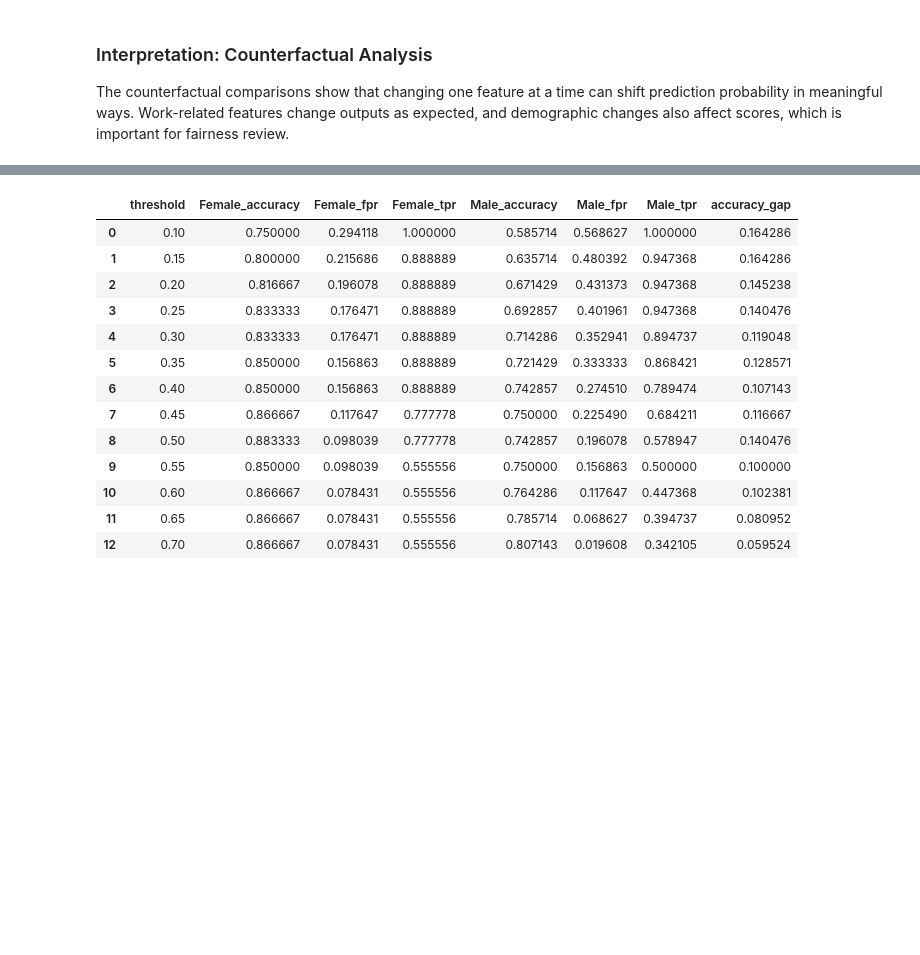
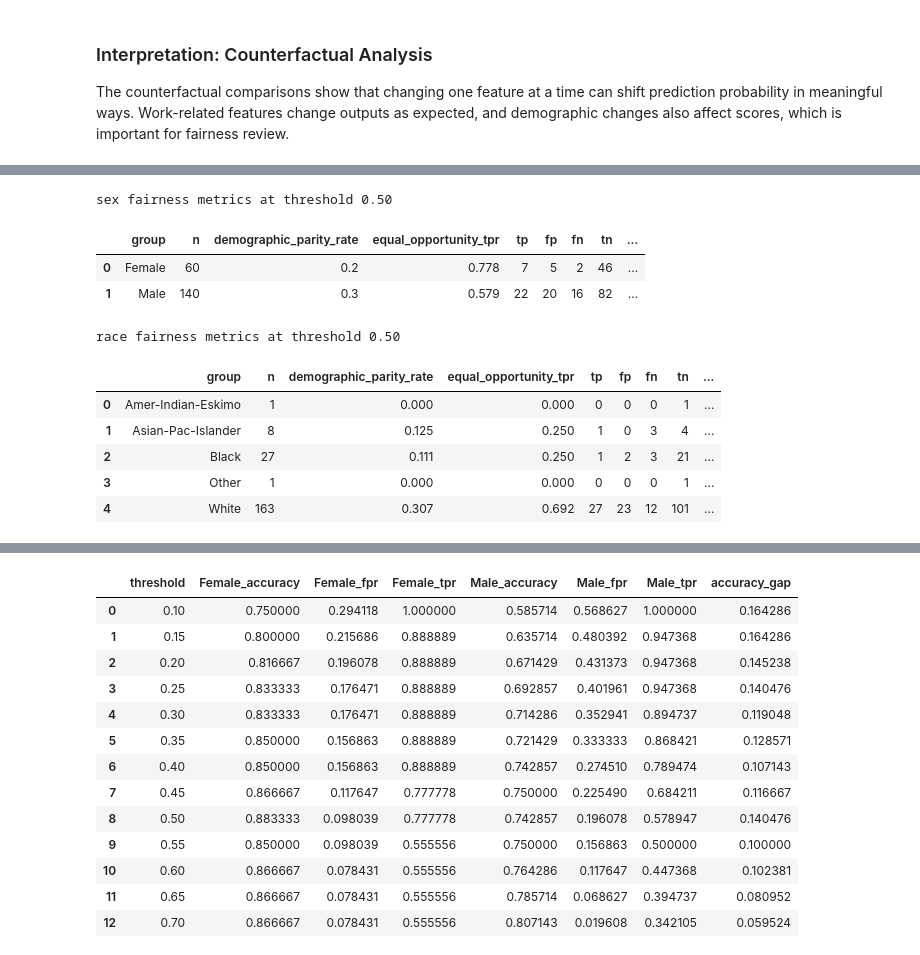
Before and after one commit to SamuelKabuyayaya/COMP-315-Team-Project, a Jupyter notebook: notebooks/tfma_analysis.ipynb, the cells around one changed output, grey strips where cells are left out. Cells and saved outputs as stored; diff of their text form; code cells hidden in the pictures; blank space fills up the shorter version.

Commit message:
updated tfma notebook by adding formal fairness metrics, cleaned notebook outputs, updated screenshots for evaluation and wit sections

```diff
--- a/notebooks/tfma_analysis.ipynb
+++ b/notebooks/tfma_analysis.ipynb
@@ -297,0 +310,79 @@ The counterfactual comparisons show that changing one feature at a time can shif
+# %%
+# formal fairness metrics from module 9 topic 4
+fairness_df = df.head(200).copy()
+fairness_df['p_>50k'] = custom_predict_fn(fairness_df)
+fairness_df['label'] = (
+    fairness_df['target']
+    .astype(str)
+    .str.strip()
+    .str.contains('>50K')
+    .astype(int)
+)
+fairness_df['sex_clean'] = fairness_df['sex'].astype(str).str.strip()
+fairness_df['race_clean'] = fairness_df['race'].astype(str).str.strip()
+
+
+def fairness_table(data, group_col, threshold=0.50):
+    rows = []
+
+    for group in sorted(data[group_col].dropna().unique()):
+        group_df = data[data[group_col] == group].copy()
+        y_true = group_df['label'].to_numpy(dtype=int)
+        y_pred = (
+            group_df['p_>50k'].to_numpy(dtype=float) >= threshold
+        ).astype(int)
+
+        tp = int(((y_true == 1) & (y_pred == 1)).sum())
+        fp = int(((y_true == 0) & (y_pred == 1)).sum())
+        fn = int(((y_true == 1) & (y_pred == 0)).sum())
+        tn = int(((y_true == 0) & (y_pred == 0)).sum())
+
+        demographic_parity_rate = y_pred.mean() if len(y_pred) else 0.0
+        equal_opportunity_tpr = tp / max(tp + fn, 1)
+
+        rows.append({
+            'group': group,
+            'n': len(group_df),
+            'demographic_parity_rate': round(float(demographic_parity_rate), 3),
+            'equal_opportunity_tpr': round(float(equal_opportunity_tpr), 3),
+            'tp': tp,
+            'fp': fp,
+            'fn': fn,
+            'tn': tn,
+        })
+
+    result = pd.DataFrame(rows)
+
+    if not result.empty:
+        result['dp_gap_vs_max'] = (
+            result['demographic_parity_rate'].max()
+            - result['demographic_parity_rate']
+        ).round(3)
+        result['eo_gap_vs_max'] = (
+            result['equal_opportunity_tpr'].max()
+            - result['equal_opportunity_tpr']
+        ).round(3)
+
+    return result
+
+
+sex_fairness_df = fairness_table(fairness_df, 'sex_clean', threshold=0.50)
+race_fairness_df = fairness_table(fairness_df, 'race_clean', threshold=0.50)
+
+print('sex fairness metrics at threshold 0.50')
+display(sex_fairness_df)
+
+print('race fairness metrics at threshold 0.50')
+display(race_fairness_df)
+# %% [output]
+sex fairness metrics at threshold 0.50
+|  | group | n | demographic_parity_rate | equal_opportunity_tpr | tp | fp | fn | tn | ... |
+| 0 | Female | 60 | 0.2 | 0.778 | 7 | 5 | 2 | 46 | ... |
+| 1 | Male | 140 | 0.3 | 0.579 | 22 | 20 | 16 | 82 | ... |
+race fairness metrics at threshold 0.50
+|  | group | n | demographic_parity_rate | equal_opportunity_tpr | tp | fp | fn | tn | ... |
+| 0 | Amer-Indian-Eskimo | 1 | 0.000 | 0.000 | 0 | 0 | 0 | 1 | ... |
+| 1 | Asian-Pac-Islander | 8 | 0.125 | 0.250 | 1 | 0 | 3 | 4 | ... |
+| 2 | Black | 27 | 0.111 | 0.250 | 1 | 2 | 3 | 21 | ... |
+| 3 | Other | 1 | 0.000 | 0.000 | 0 | 0 | 0 | 1 | ... |
+| 4 | White | 163 | 0.307 | 0.692 | 27 | 23 | 12 | 101 | ... |
```
Also changed, not shown: parts of 2 cells of this notebook, 14 other files.
